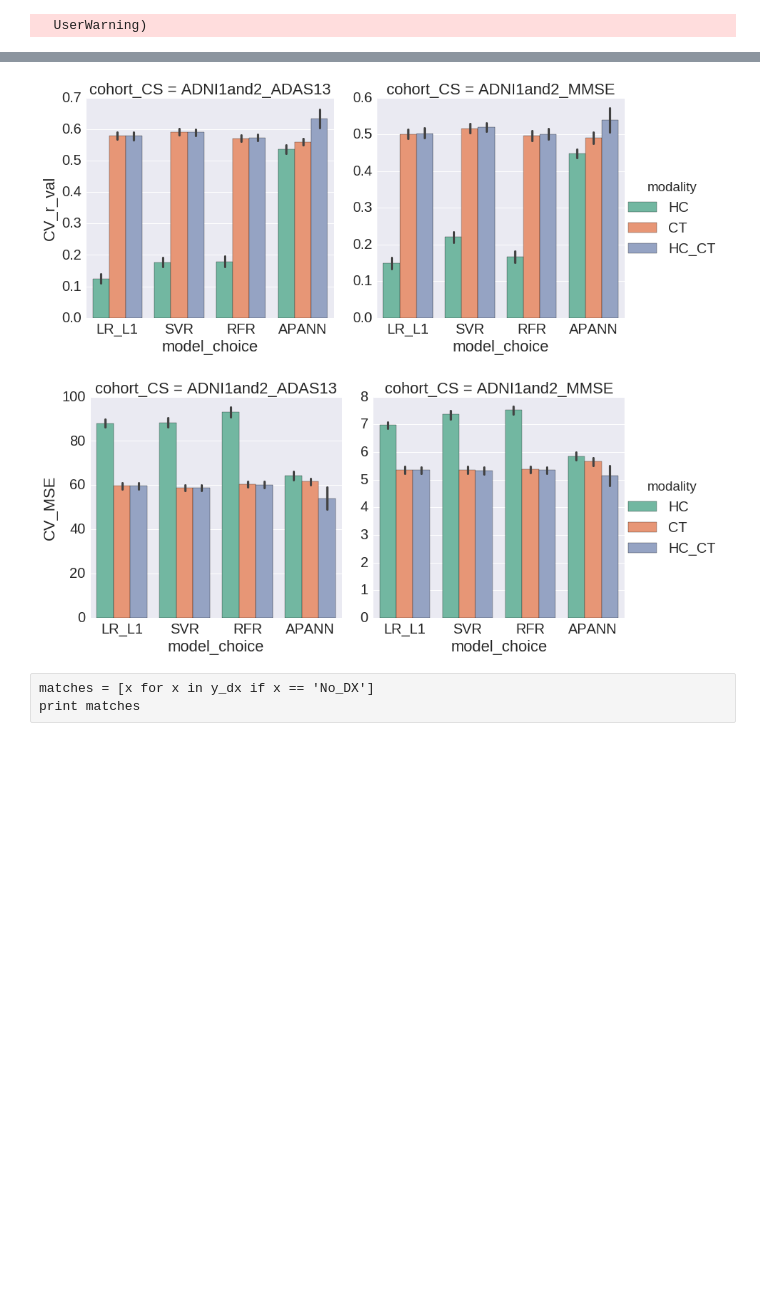
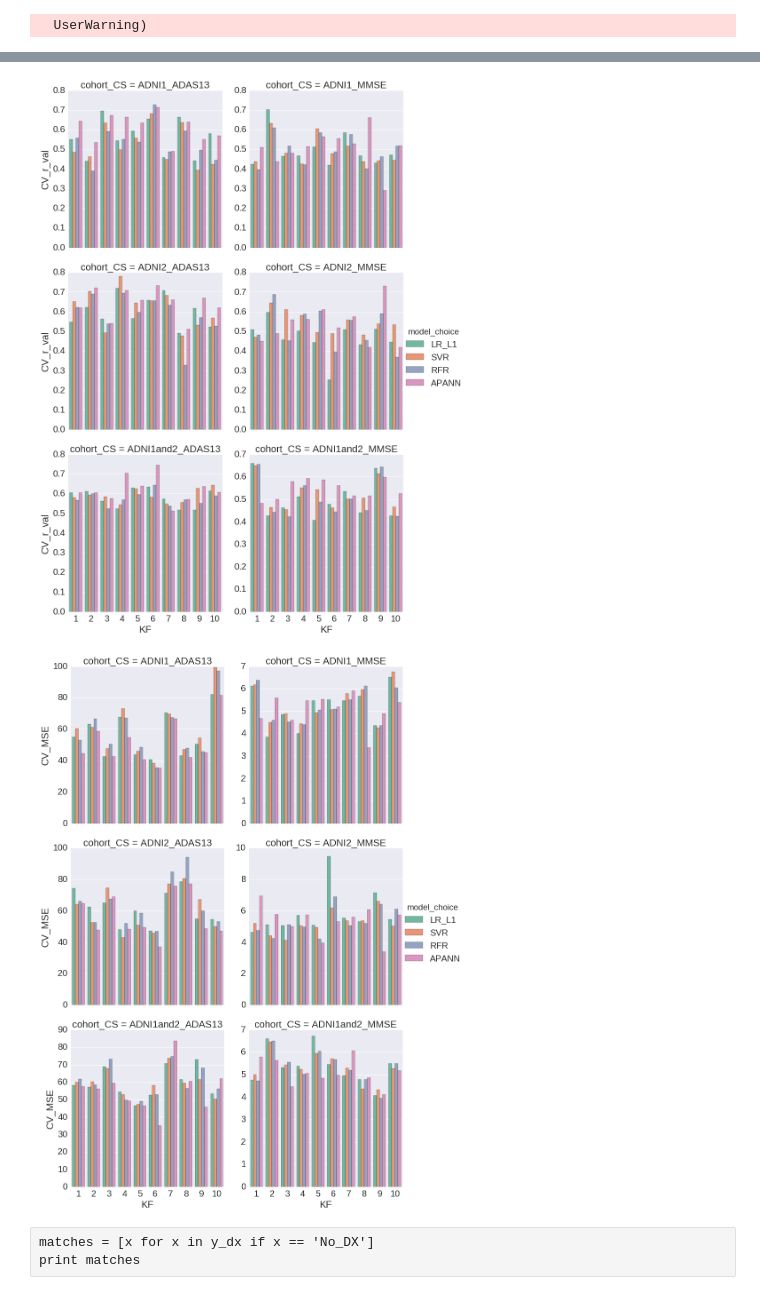
Before and after one commit to TIGRLab/NI-ML, a Jupyter notebook: models/notebooks/Baseline_Models.ipynb, the cells around one changed output, grey strips where cells are left out. Saved outputs shown, nothing was run; the diff lists cells and outputs as text; code cells hidden in the pictures; blank space fills up the shorter version.

Commit message:
minor organizational changes to ANDI_long_stats and baseline_models_traj

```diff
--- a/models/notebooks/Baseline_Models.ipynb
+++ b/models/notebooks/Baseline_Models.ipynb
@@ -680,8 +680,9 @@ print perf['actual_CV_scores'][6]
 import seaborn as sns
 
 baseline_dir = '/projects/nikhil/ADNI_prediction/input_datasets/exp_data/baseline_MC/output/'
+cohorts = ['ADNI1','ADNI2','ADNI1and2']
 p=0
-for cohort in ['ADNI1and2']:
+for cohort in cohorts:
     for clinical_scale in ['ADAS13','MMSE']:
         print cohort, clinical_scale
         df_perf_dict = pickle.load( open(baseline_dir + 'df_perf_dict_Exp6_{}_{}.pkl'.format(cohort,clinical_scale), 'rb') )
@@ -708,7 +709,7 @@ update_perf = False
 up_modality = 'HC_CT'
 update = 1
 baseline_dir = '/projects/nikhil/ADNI_prediction/input_datasets/exp_data/NN/NN_MC/output/'
-for cohort in ['ADNI1and2']:
+for cohort in cohorts:
     for clinical_scale in ['ADAS13','MMSE']:
         for modality in ['HC','CT','HC_CT']:
             if update_perf & (modality == up_modality):
@@ -755,33 +756,40 @@ CT,APANN,  0.49,0.08,  2.37,0.15
 HC_CT,APANN,  0.54,0.06,  2.26,0.13
 # %%
+# HC,APANN,  0.54,0.06,  7.99,0.59
+# CT,APANN,  0.56,0.05,  7.83,0.51
+# HC_CT,APANN,  0.63,0.05,  7.33,0.53
+# HC,APANN,  0.45,0.06,  2.42,0.14
+# CT,APANN,  0.49,0.08,  2.37,0.15
+# HC_CT,APANN,  0.54,0.06,  2.26,0.13
+
 sns.set(style='whitegrid')
 sns.set(font_scale=2)
 save_figure = False
 flatui = [ "#3498db", "#95a5a6", "#e74c3c", "#34495e", "#9b59b6","#2ecc71"]
 #palette = sns.color_palette(flatui)
 palette = sns.color_palette('Set2')
-# g = sns.factorplot(x="KF", y="CV_r_val", hue="model_choice", col='cohort_CS', col_wrap=2,kind="bar",palette=palette, size=6,sharey=False,
-#                    data=df_concat[(df_concat.modality=='CT') & (df_concat.MC==1)])
-# g = sns.factorplot(x="KF", y="CV_MSE", hue="model_choice", col='cohort_CS', col_wrap=2,kind="bar",palette=palette, size=6, sharey=False,
-#                    data=df_concat[(df_concat.modality=='CT')& (df_concat.MC==1)])
-g = sns.factorplot(x="model_choice", y="CV_r_val", hue="modality", col='cohort_CS', sharey=False,
-                   data=df_concat, kind="bar",palette=palette, size=6)
-g = sns.factorplot(x="model_choice", y="CV_MSE", hue="modality", col='cohort_CS', sharey=False,
-                   data=df_concat, kind="bar",palette=palette, size=6)
+g = sns.factorplot(x="KF", y="CV_r_val", hue="model_choice", col='cohort_CS', col_wrap=2,kind="bar",palette=palette, size=6,sharey=False,
+                   data=df_concat[(df_concat.modality=='HC_CT')&(df_concat.MC==1)])
+g = sns.factorplot(x="KF", y="CV_MSE", hue="model_choice", col='cohort_CS', col_wrap=2,kind="bar",palette=palette, size=6, sharey=False,
+                   data=df_concat[(df_concat.modality=='HC_CT')&(df_concat.MC==1)])
+# g = sns.factorplot(x="model_choice", y="CV_r_val", hue="modality", col='cohort_CS',  col_wrap=3, sharey=False,
+#                    data=df_concat, kind="bar",palette=palette, size=6)
+# g = sns.factorplot(x="model_choice", y="CV_MSE", hue="modality", col='cohort_CS',  col_wrap=3, sharey=False,
+#                    data=df_concat, kind="bar",palette=palette, size=6)
 
 # statistical annotation
 # x1, x2 = 2, 3   # columns 'Sat' and 'Sun' (first column: 0, see plt.xticks())
 # y, h, col = df_concat['CV_MSE'].max() + 2, 2, 'k'
 # plt.plot([x1, x1, x2, x2], [y, y+h, y+h, y], lw=1.5, c=col)
 # plt.text((x1+x2)*.5, y+h, "ns", ha='center', va='bottom', color=col)
 
 if save_figure:
     fig_name = 'test_1.eps'
     g.savefig(baseline_dir + fig_name, format='eps', dpi=1000)
     print 'saving fig at: {}'.format(baseline_dir + fig_name)
 # %% [output]
-[figure, old version]
+[figure, new version]
-[figure, old version]
+[figure, new version]
 # %%
 # Compute single model from the most frequent hyper-params (for across dataset testing)
 
```
Also changed, not shown: parts of 1 cell of this notebook, 11 other files.
